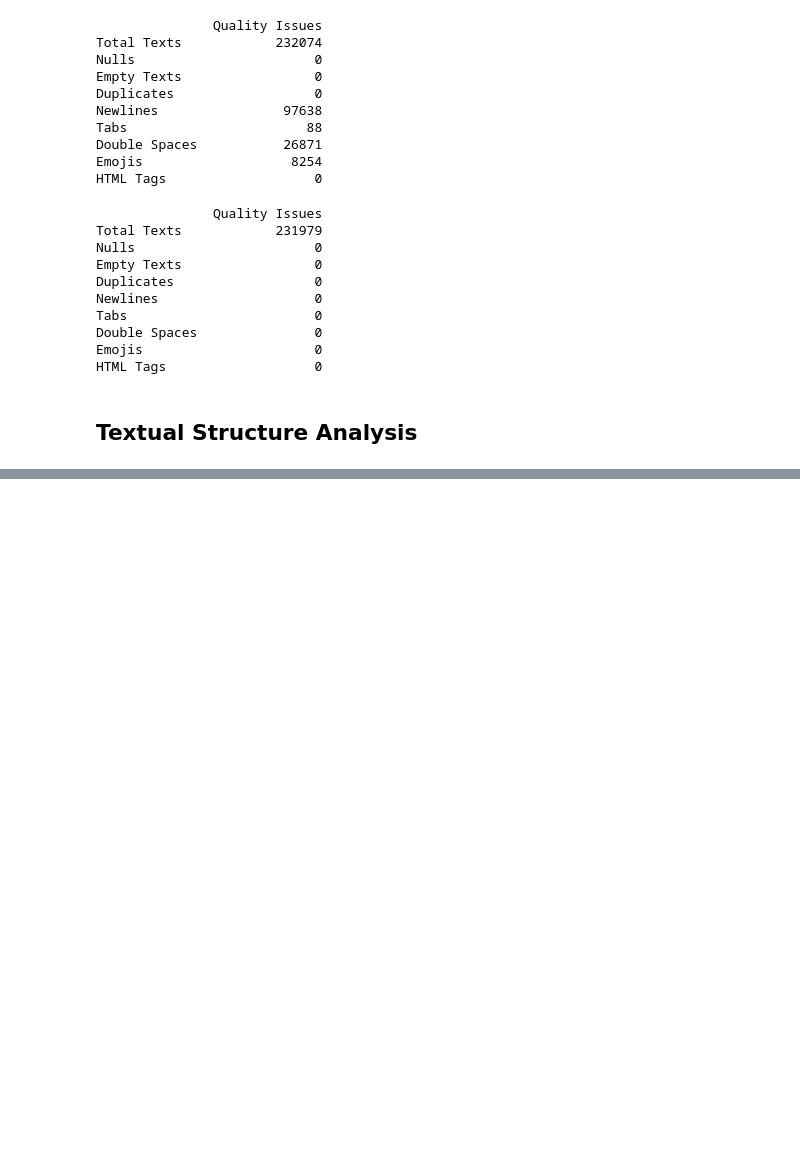
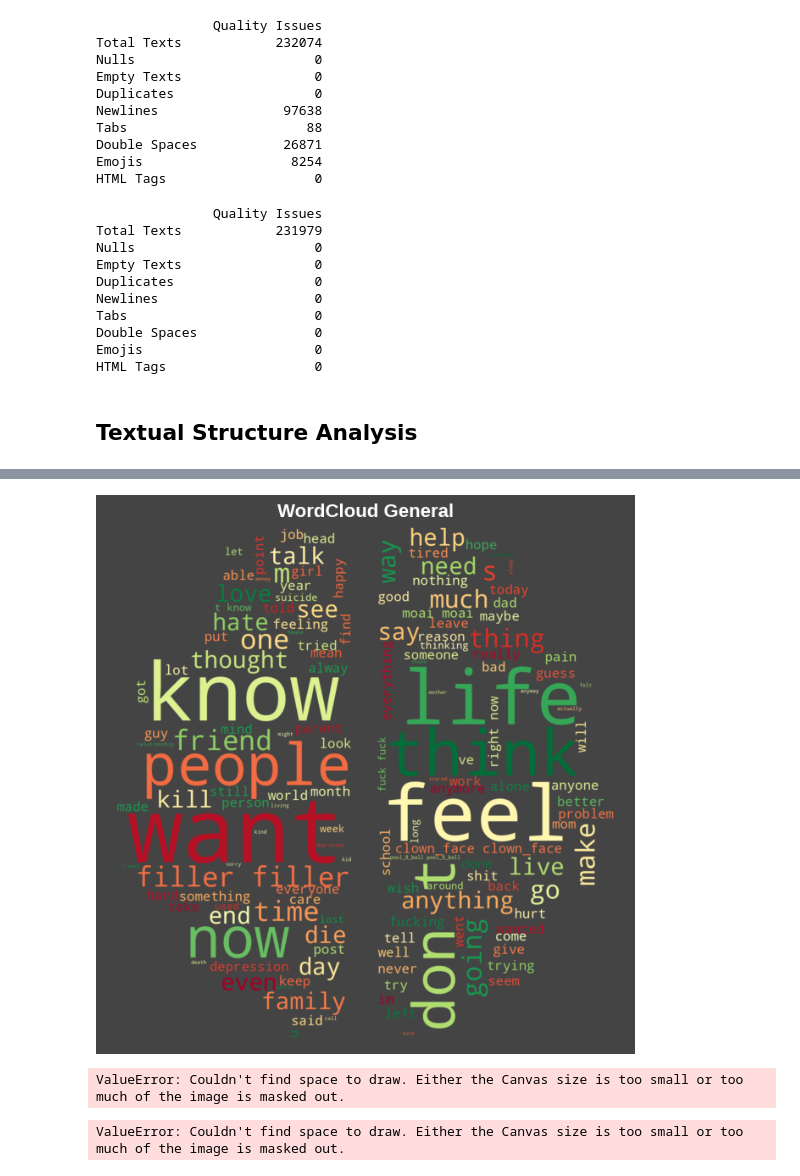
Before and after one commit to Roberto13-Vil/mental-health-text-classification, a Jupyter notebook: Notebooks/01_exploratory_data.ipynb, the cells around one changed output, grey strips where cells are left out. Cells and saved outputs as stored; diff of their text form; code cells hidden in the pictures; blank space fills up the shorter version.

```diff
--- a/Notebooks/01_exploratory_data.ipynb
+++ b/Notebooks/01_exploratory_data.ipynb
@@ -163,0 +236,43 @@ df = pd.read_parquet('../Data/cleaned_suicide_detection.parquet')
+# %%
+text = ' '.join(df['text'])
+text_class = df.groupby('class')['text'].apply(lambda x: ' '.join(x))
+
+brain_mask = np.array(Image.open('../src/Images/brain.png'))
+brain_mask = 255 - brain_mask
+
+mental_health = np.array(Image.open('../src/Images/mental-health.png'))
+mental_health = 255 - mental_health
+
+broken_heart = np.array(Image.open('../src/Images/broken-heart.png'))
+broken_heart = 255 - broken_heart
+# %%
+def wordcloud_generater(text, title, path, mask=None):
+    """Generate a word cloud from the given text."""
+    cloud = WordCloud(
+        scale=3,
+        max_words=150,
+        colormap='RdYlGn',
+        background_color='#444444',
+        mask=mask,
+        collocations=True
+    ).generate(text)
+
+    with plt.style.context('seaborn-v0_8-darkgrid'):
+        plt.figure(figsize=(10, 8), facecolor='#444444')
+        plt.imshow(cloud, interpolation='bilinear')
+        plt.axis('off')
+        plt.title(title, fontsize=16, color='white', weight='bold')
+        plt.savefig(path, bbox_inches='tight', dpi=300)
+        plt.show()
+# %%
+wordcloud_generater(text, 'WordCloud General', '../Outputs/Images/general_wordcloud', brain_mask)
+# %% [output]
+[figure, added]
+# %%
+wordcloud_generater(text_class['non-suicide'], 'WordCloud Non Suicide', '../Outputs/Images/non_suicide_wordcloud', mental_health)
+# %% [output]
+ValueError: Couldn't find space to draw. Either the Canvas size is too small or too much of the image is masked out.
+# %%
+wordcloud_generater(text_class['suicide'], 'WordCloud Suicide', '../Outputs/Images/suicide_wordcloud', broken_heart)
+# %% [output]
+ValueError: Couldn't find space to draw. Either the Canvas size is too small or too much of the image is masked out.
```
Also changed, not shown: parts of 5 cells of this notebook, 11 other files.
